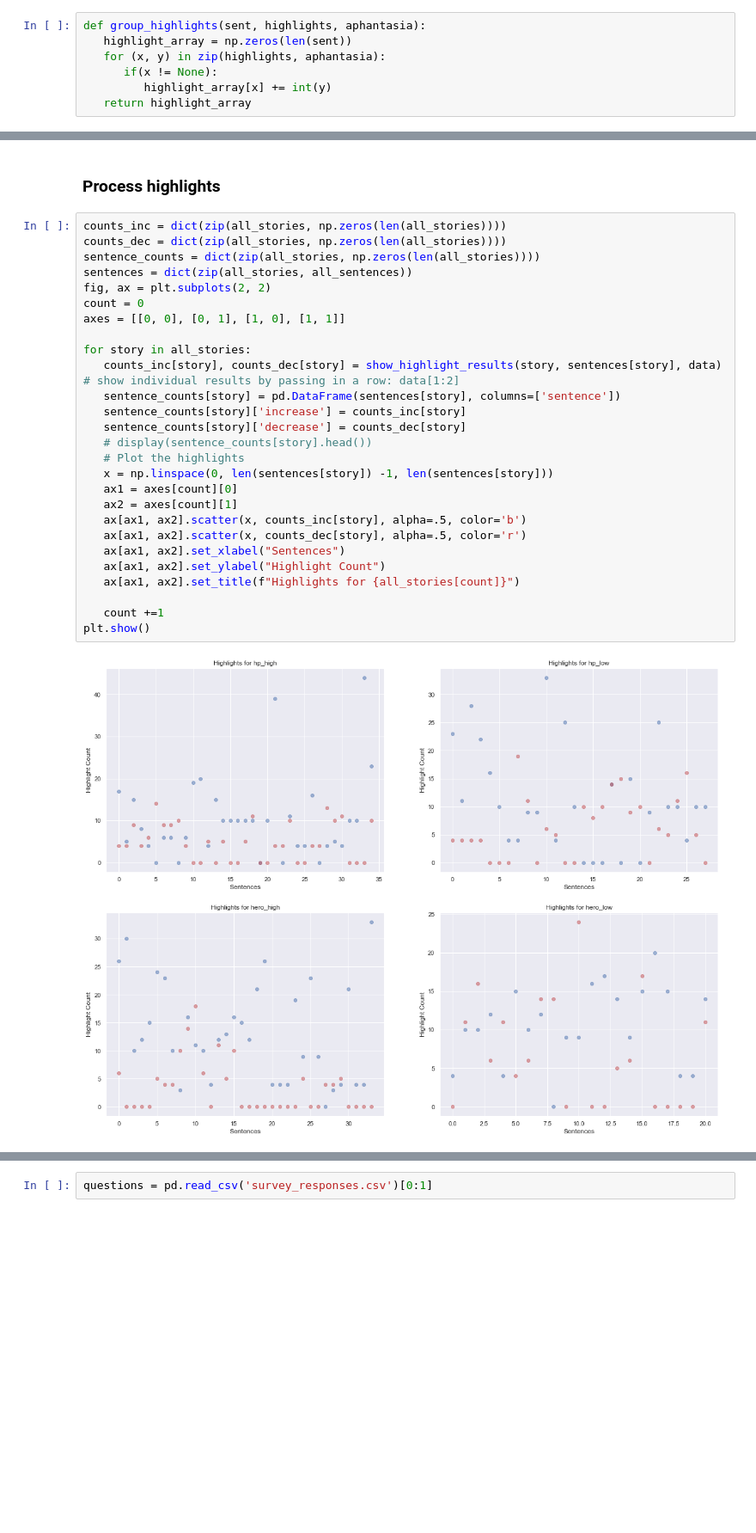
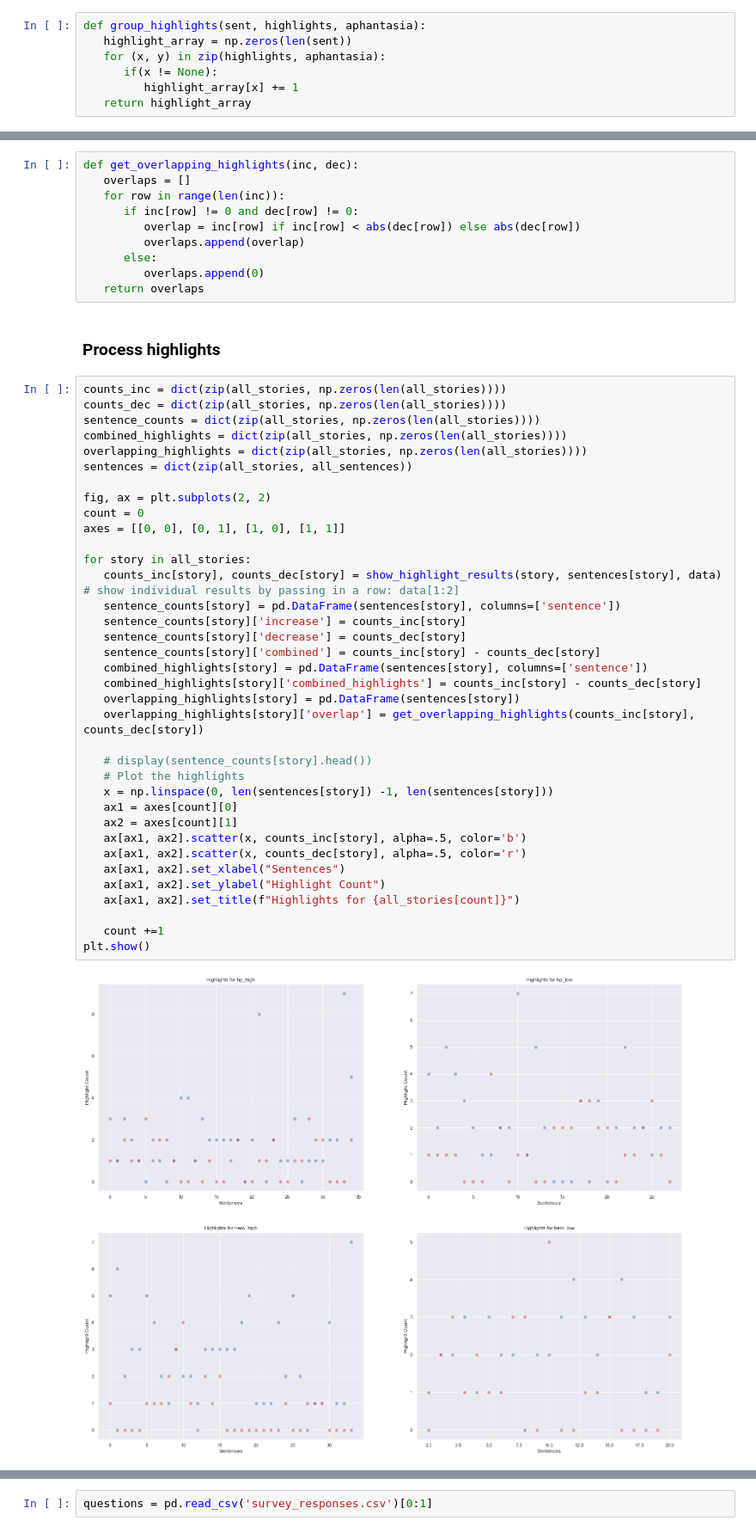
Before and after one commit to kelseyneis/narrative_transportation, a Jupyter notebook: survey_response.ipynb, the cells around one changed output, grey strips where cells are left out. Shown: that part at 86% size. Drawn from its saved outputs; the diff is of its cells as text; blank space fills up the shorter version.

Commit message:
Visualize sentence highlights and show overlaps

```diff
--- a/survey_response.ipynb
+++ b/survey_response.ipynb
@@ -65,7 +62,7 @@ def group_highlights(sent, highlights, aphantasia):
    highlight_array = np.zeros(len(sent))
    for (x, y) in zip(highlights, aphantasia):
       if(x != None):
-         highlight_array[x] += int(y)
+         highlight_array[x] += 1
    return highlight_array
 # %%
 def get_highlight_text(sent, bool_array):
@@ -110,34 +108,53 @@ def get_concreteness_scores(sentence):
       if(len(row) > 0):
          score = score + row['Conc.M'].iloc[0]
    return score / len(tokens)
+# %%
+def get_overlapping_highlights(inc, dec):
+   overlaps = []
+   for row in range(len(inc)):
+      if inc[row] != 0 and dec[row] != 0:
+         overlap = inc[row] if inc[row] < abs(dec[row]) else abs(dec[row])
+         overlaps.append(overlap)
+      else:
+         overlaps.append(0)
+   return overlaps
 # %% [markdown]
 ### Process highlights
 # %%
 counts_inc = dict(zip(all_stories, np.zeros(len(all_stories))))
 counts_dec = dict(zip(all_stories, np.zeros(len(all_stories))))
 sentence_counts = dict(zip(all_stories, np.zeros(len(all_stories))))
+combined_highlights = dict(zip(all_stories, np.zeros(len(all_stories))))
+overlapping_highlights = dict(zip(all_stories, np.zeros(len(all_stories))))
 sentences = dict(zip(all_stories, all_sentences))
+
 fig, ax = plt.subplots(2, 2)
 count = 0
 axes = [[0, 0], [0, 1], [1, 0], [1, 1]]
 
 for story in all_stories:
    counts_inc[story], counts_dec[story] = show_highlight_results(story, sentences[story], data) # show individual results by passing in a row: data[1:2]
    sentence_counts[story] = pd.DataFrame(sentences[story], columns=['sentence'])
    sentence_counts[story]['increase'] = counts_inc[story]
    sentence_counts[story]['decrease'] = counts_dec[story]
+   sentence_counts[story]['combined'] = counts_inc[story] - counts_dec[story]
+   combined_highlights[story] = pd.DataFrame(sentences[story], columns=['sentence'])
+   combined_highlights[story]['combined_highlights'] = counts_inc[story] - counts_dec[story]
+   overlapping_highlights[story] = pd.DataFrame(sentences[story])
+   overlapping_highlights[story]['overlap'] = get_overlapping_highlights(counts_inc[story], counts_dec[story])
+
    # display(sentence_counts[story].head())
    # Plot the highlights
    x = np.linspace(0, len(sentences[story]) -1, len(sentences[story]))
    ax1 = axes[count][0]
    ax2 = axes[count][1]
    ax[ax1, ax2].scatter(x, counts_inc[story], alpha=.5, color='b')
    ax[ax1, ax2].scatter(x, counts_dec[story], alpha=.5, color='r')
    ax[ax1, ax2].set_xlabel("Sentences")
    ax[ax1, ax2].set_ylabel("Highlight Count")
    ax[ax1, ax2].set_title(f"Highlights for {all_stories[count]}")
 
    count +=1
 plt.show()
 # %% [output]
-[figure, old version]
+[figure, new version]
```
Also changed, not shown: parts of 15 cells of this notebook, 2 other files.
